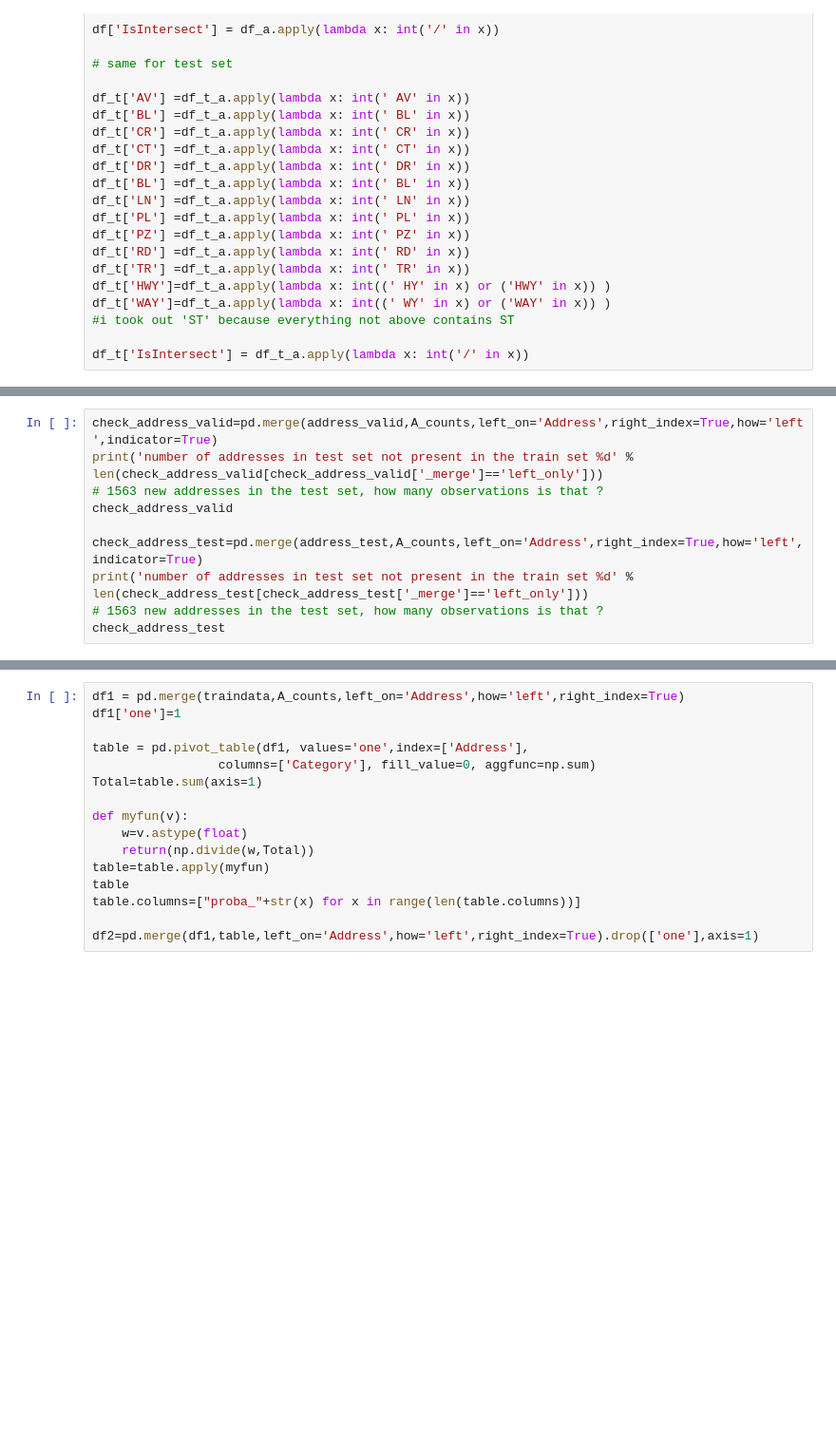
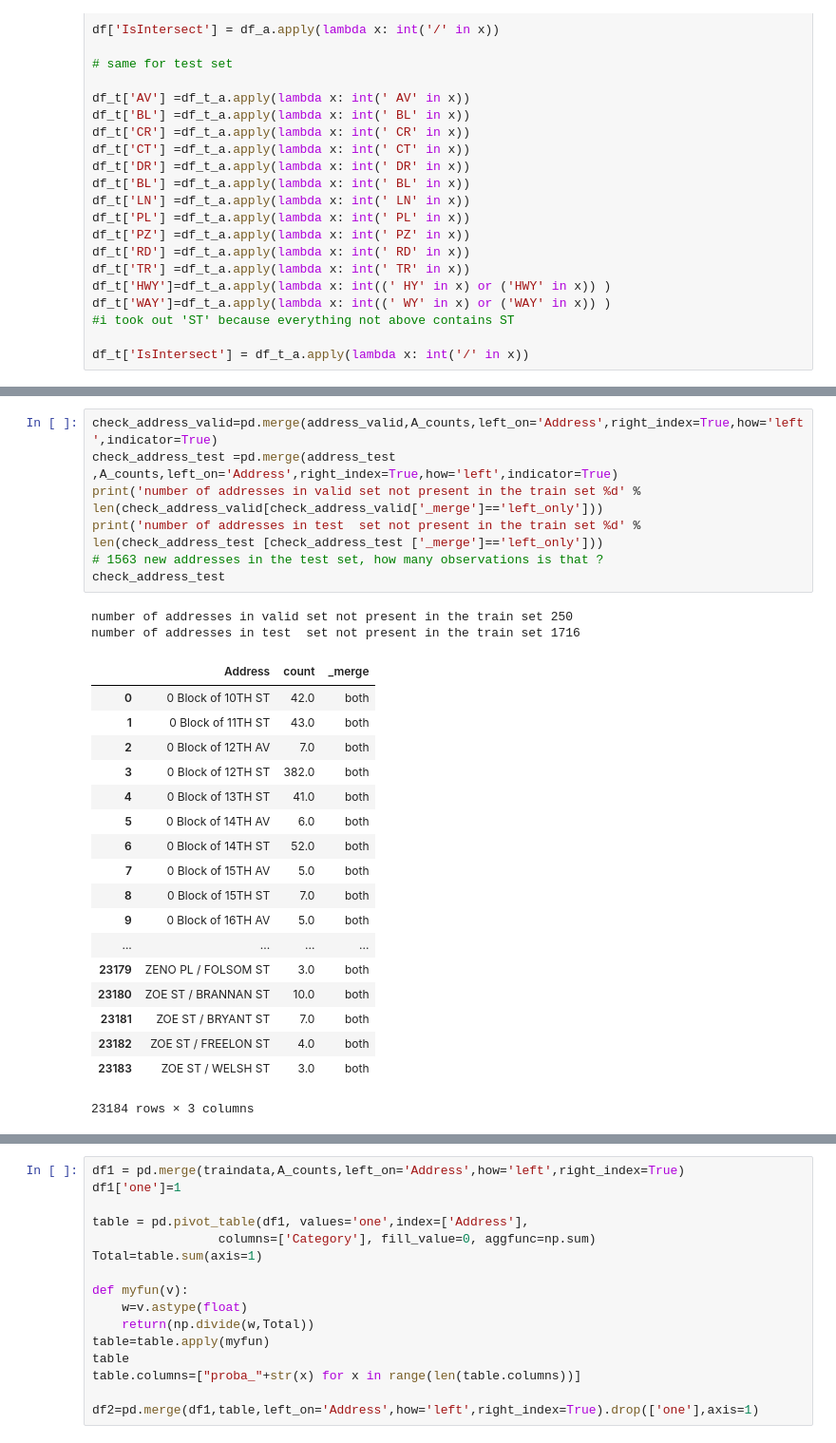
Before and after one commit to FaguiCurtain/Kaggle-SF, a Jupyter notebook: Kaggle_SF-version4.ipynb, the cells around one changed output, grey strips where cells are left out. Shown at 95% size. Cells and saved outputs as stored; diff of their text form; blank space fills up the shorter version.

```diff
--- a/Kaggle_SF-version4.ipynb
+++ b/Kaggle_SF-version4.ipynb
@@ -275,12 +445,30 @@ A_counts.head()
 # %%
 check_address_valid=pd.merge(address_valid,A_counts,left_on='Address',right_index=True,how='left',indicator=True)
-print('number of addresses in test set not present in the train set %d' % len(check_address_valid[check_address_valid['_merge']=='left_only']))
-# 1563 new addresses in the test set, how many observations is that ?
-check_address_valid
-
-check_address_test=pd.merge(address_test,A_counts,left_on='Address',right_index=True,how='left',indicator=True)
-print('number of addresses in test set not present in the train set %d' % len(check_address_test[check_address_test['_merge']=='left_only']))
+check_address_test =pd.merge(address_test ,A_counts,left_on='Address',right_index=True,how='left',indicator=True)
+print('number of addresses in valid set not present in the train set %d' % len(check_address_valid[check_address_valid['_merge']=='left_only']))
+print('number of addresses in test  set not present in the train set %d' % len(check_address_test [check_address_test ['_merge']=='left_only']))
 # 1563 new addresses in the test set, how many observations is that ?
 check_address_test
+# %% [output]
+number of addresses in valid set not present in the train set 250
+number of addresses in test  set not present in the train set 1716
+|  | Address | count | _merge |
+| 0 | 0 Block of 10TH ST | 42.0 | both |
+| 1 | 0 Block of 11TH ST | 43.0 | both |
+| 2 | 0 Block of 12TH AV | 7.0 | both |
+| 3 | 0 Block of 12TH ST | 382.0 | both |
+| 4 | 0 Block of 13TH ST | 41.0 | both |
+| 5 | 0 Block of 14TH AV | 6.0 | both |
+| 6 | 0 Block of 14TH ST | 52.0 | both |
+| 7 | 0 Block of 15TH AV | 5.0 | both |
+| 8 | 0 Block of 15TH ST | 7.0 | both |
+| 9 | 0 Block of 16TH AV | 5.0 | both |
+| ... | ... | ... | ... |
+| 23179 | ZENO PL / FOLSOM ST | 3.0 | both |
+| 23180 | ZOE ST / BRANNAN ST | 10.0 | both |
+| 23181 | ZOE ST / BRYANT ST | 7.0 | both |
+| 23182 | ZOE ST / FREELON ST | 4.0 | both |
+| 23183 | ZOE ST / WELSH ST | 3.0 | both |
+23184 rows × 3 columns
 # %%
 address_test.head()
```
Also changed, not shown: parts of 49 cells of this notebook.
